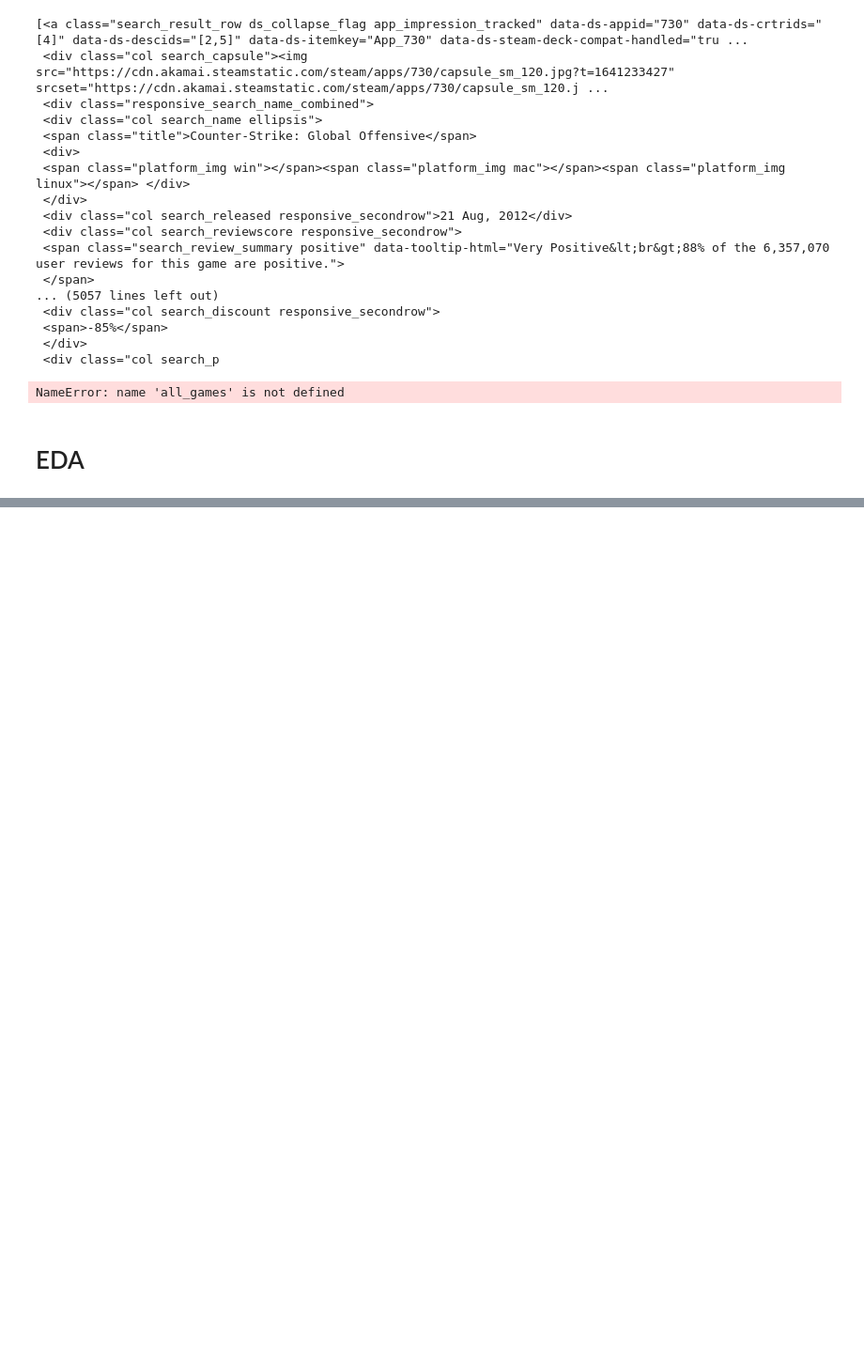
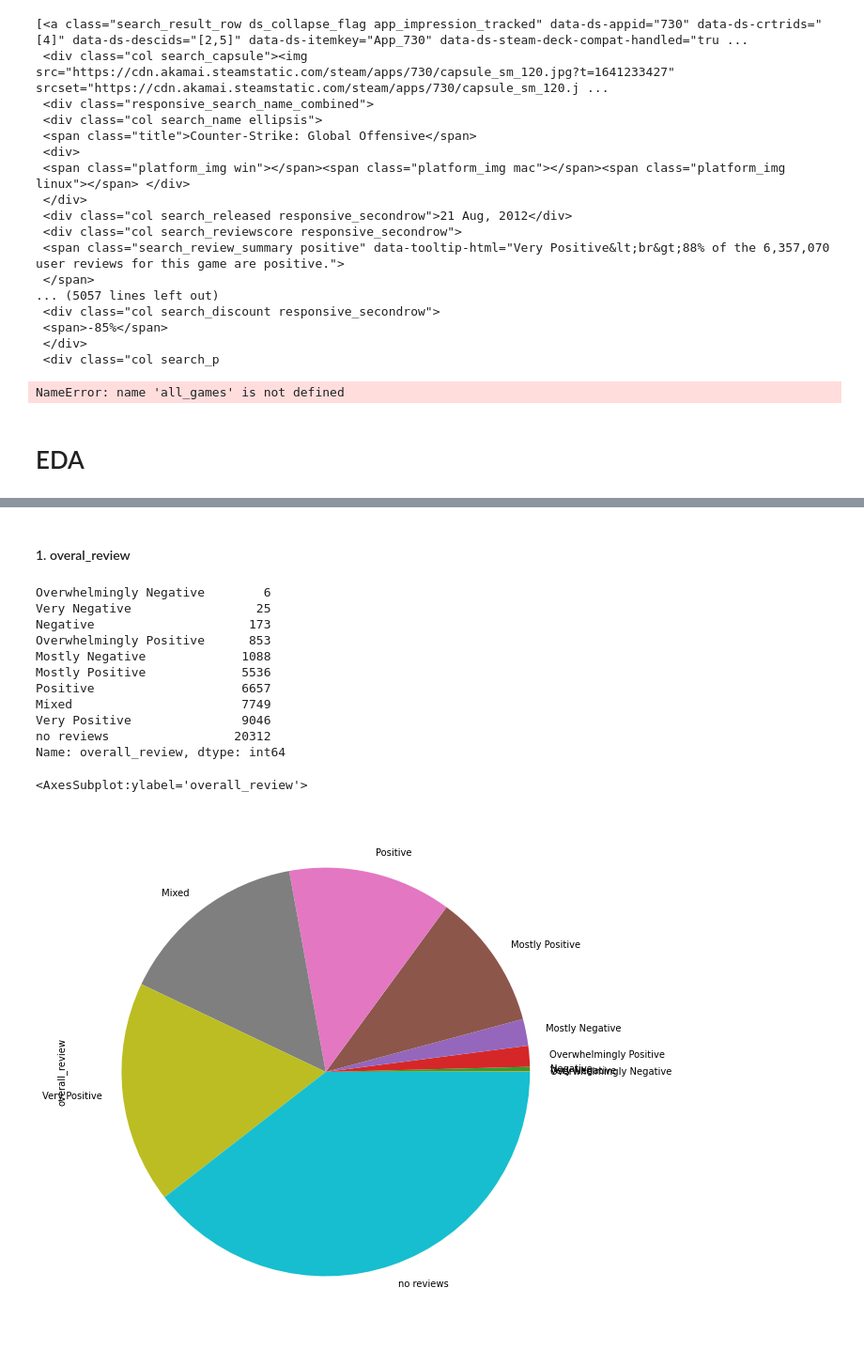
Before and after one commit to YuvalAvishid/Game_Discount_Predictor, a Jupyter notebook: Game_On_Sale.ipynb, the cells around one changed output, grey strips where cells are left out. Shown at 94% size. Saved outputs shown, nothing was run; the diff lists cells and outputs as text; code cells hidden in the pictures; blank space fills up the shorter version.

Commit message:
add pie charts
add pie charts for:
1. overall_review
2. release year
3. with and without discount

```diff
--- a/Game_On_Sale.ipynb
+++ b/Game_On_Sale.ipynb
@@ -429,0 +432,3 @@ NameError: name 'all_games' is not defined
+# %%
+def get_frequenft_elements(df, col_name):
+    return df[col_name].value_counts().sort_values()
@@ -429,0 +455,27 @@ NameError: name 'all_games' is not defined
+# %% [markdown]
+#### 1. overal_review
+# %%
+fig, axes = plt.subplots(1,1, figsize=(30,10))
+
+sr_freq_directors = get_frequenft_elements(new_df, 'overall_review')
+print (sr_freq_directors)
+
+mylabels = ["Overwhelmingly Positive", "Very Positive", "Positive", "Mostly Positive", "Mixed", "Mostly Negative", "Negative", "Very Negative", "Overwhelmingly Negative", "no reviews"]
+mycolors = ["#0ae000",                 "#8dec48",       "#aefc50",  "#c1fe1f",        "#f5fc0f", "#fcd40f",        "#fca60f",  "#fc6c0f",       "#fc0f0f",                 "#a4dcd5"]
+
+sr_freq_directors.plot(kind='pie', ax=axes)
+#sr_freq_directors.plot(kind='pie', ax=axes, labels = mylabels, colors = mycolors)
+# %% [output]
+Overwhelmingly Negative        6
+Very Negative                 25
+Negative                     173
+Overwhelmingly Positive      853
+Mostly Negative             1088
+Mostly Positive             5536
+Positive                    6657
+Mixed                       7749
+Very Positive               9046
+no reviews                 20312
+Name: overall_review, dtype: int64
+<AxesSubplot:ylabel='overall_review'>
+[figure, added]
```
Also changed, not shown: parts of 13 cells of this notebook.
